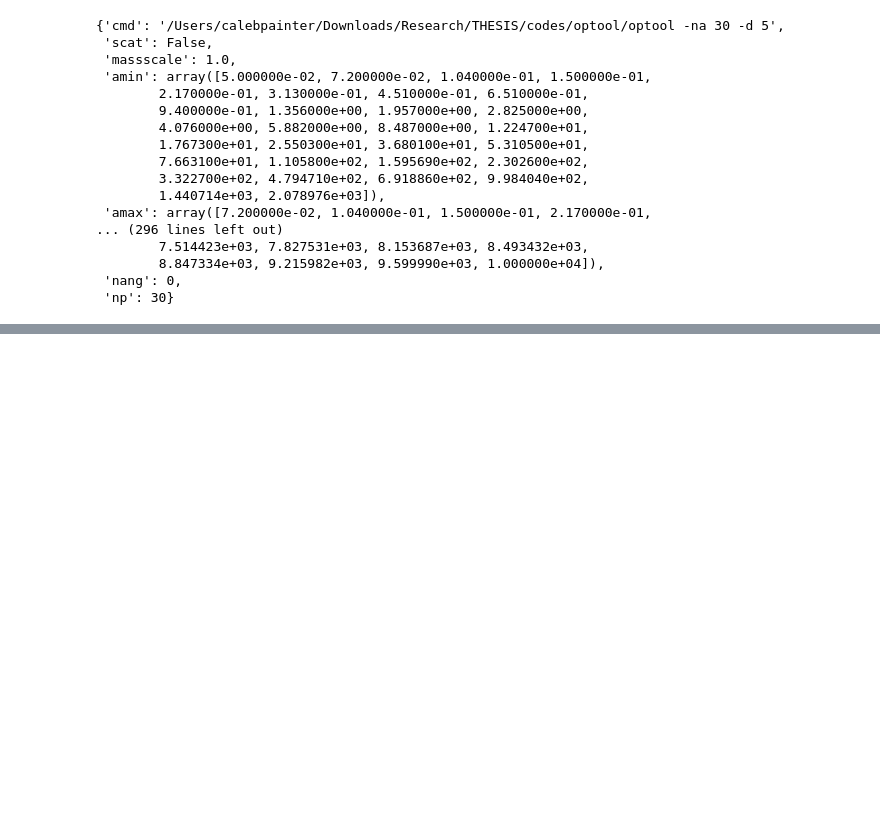
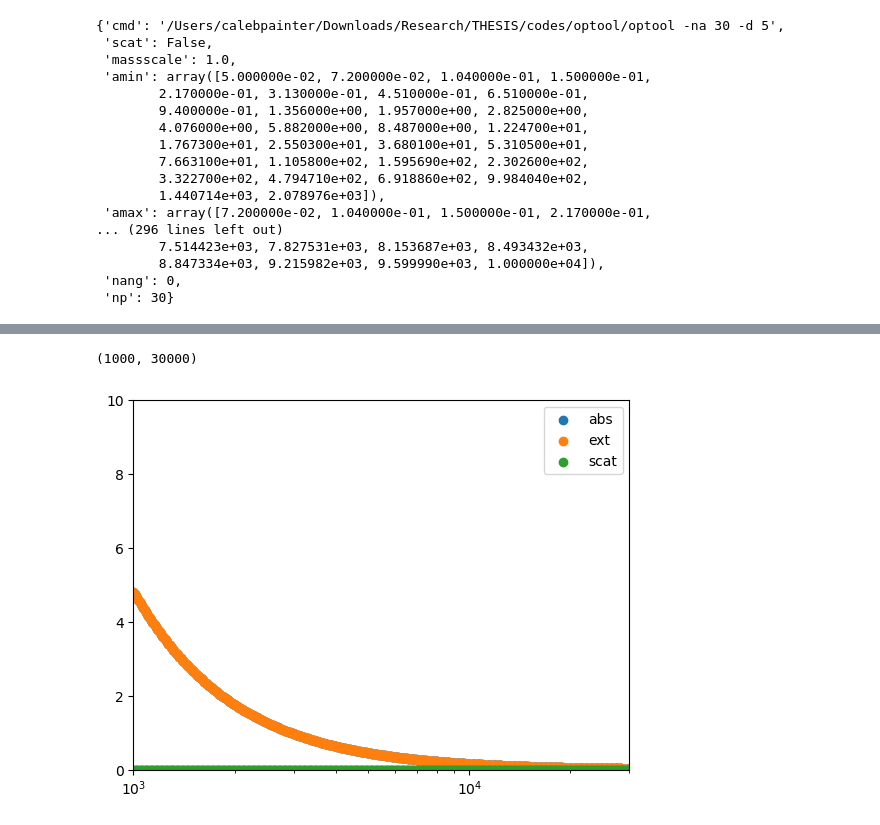
Before and after one commit to QuickPainter/DiskDust, a Jupyter notebook: codes/optool_testing.ipynb, the cells around one changed output, grey strips where cells are left out. Cells and saved outputs as stored; diff of their text form; code cells hidden in the pictures; blank space fills up the shorter version.

```diff
--- a/codes/optool_testing.ipynb
+++ b/codes/optool_testing.ipynb
@@ -68,0 +97,2 @@ plt.xscale('log')
+# %%
+p = optool.particle(f'{optool_path} -na 30 -d 5 -p 0 -amin .05 -amax 30 -lmin 1000 -lmax 30000 -nlam 400 -cde')
@@ -68,0 +121,11 @@ plt.xscale('log')
+# %%
+plt.scatter(p.__dict__['lam'], p.__dict__['kabs'][0], label='abs')
+plt.scatter(p.__dict__['lam'], p.__dict__['kext'][0], label='ext')
+plt.scatter(p.__dict__['lam'], p.__dict__['ksca'][0], label='scat')
+plt.legend()
+plt.xscale('log')
+plt.ylim(0,10)
+plt.xlim(1000,30000)
+# %% [output]
+(1000, 30000)
+[figure, added]
```
Also changed, not shown: parts of 6 cells of this notebook, 39 other files.
